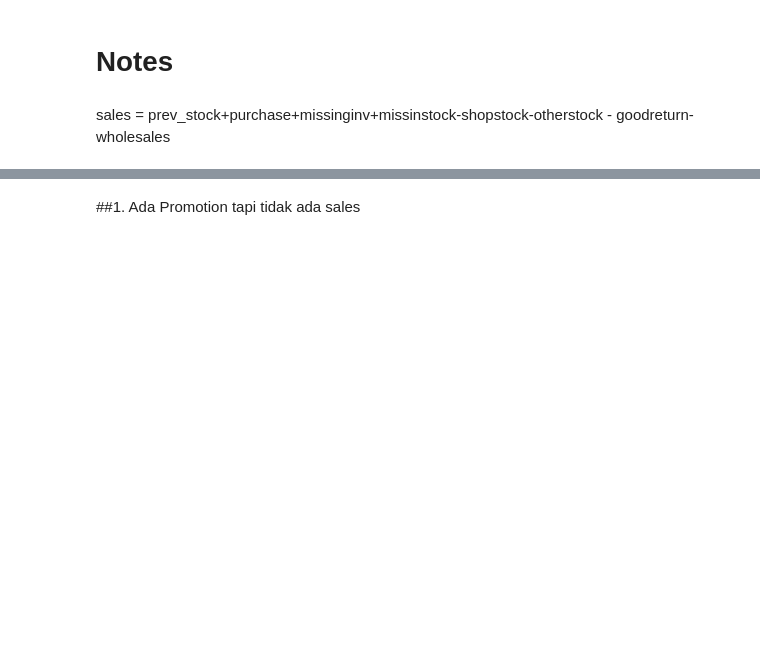
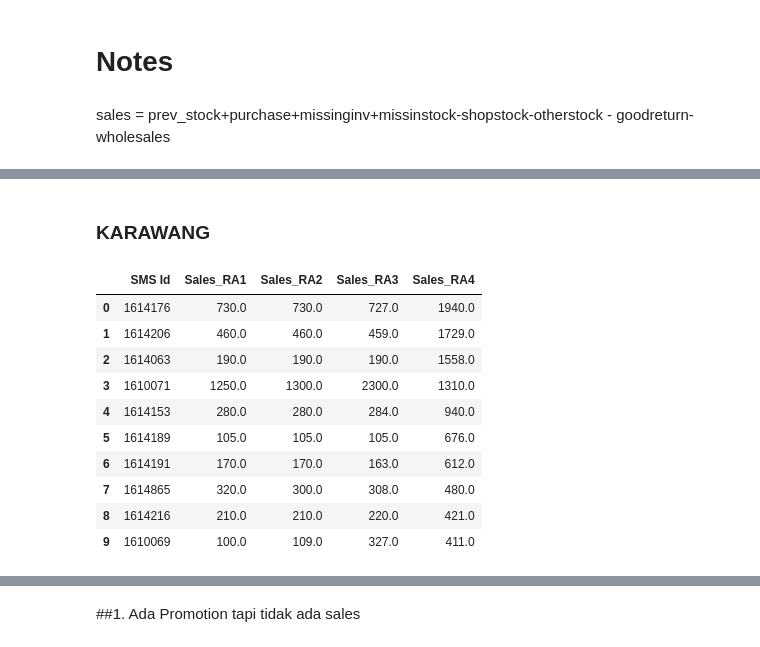
Before and after one commit to dyahrosita/Project, a Jupyter notebook: Project_JTI_5AO.ipynb, the cells around one changed output, grey strips where cells are left out. Cells and saved outputs as stored; diff of their text form; code cells hidden in the pictures; blank space fills up the shorter version.

```diff
--- a/Project_JTI_5AO.ipynb
+++ b/Project_JTI_5AO.ipynb
@@ -804,0 +907,25 @@ sales = prev_stock+purchase+missinginv+missinstock-shopstock-otherstock - goodre
+# %% [markdown]
+### KARAWANG
+# %%
+# TOP 5 Toko di KARAWANG
+karawang = df_merge[df_merge['Area']=='KARAWANG']
+piv_karawang = pd.pivot_table(karawang,
+               index='SMS Id',
+               values=['Sales_RA1','Sales_RA2','Sales_RA3','Sales_RA4'],
+               aggfunc='sum').reset_index()
+
+piv_karawang.sort_values('Sales_RA4', ascending=False).reset_index(drop=True).head(10)
+
+## ADA 4 TOKO YANG ANGKANYA JAUH DARI TOKO LAINNYA
+# %% [output]
+|  | SMS Id | Sales_RA1 | Sales_RA2 | Sales_RA3 | Sales_RA4 |
+| 0 | 1614176 | 730.0 | 730.0 | 727.0 | 1940.0 |
+| 1 | 1614206 | 460.0 | 460.0 | 459.0 | 1729.0 |
+| 2 | 1614063 | 190.0 | 190.0 | 190.0 | 1558.0 |
+| 3 | 1610071 | 1250.0 | 1300.0 | 2300.0 | 1310.0 |
+| 4 | 1614153 | 280.0 | 280.0 | 284.0 | 940.0 |
+| 5 | 1614189 | 105.0 | 105.0 | 105.0 | 676.0 |
+| 6 | 1614191 | 170.0 | 170.0 | 163.0 | 612.0 |
+| 7 | 1614865 | 320.0 | 300.0 | 308.0 | 480.0 |
+| 8 | 1614216 | 210.0 | 210.0 | 220.0 | 421.0 |
+| 9 | 1610069 | 100.0 | 109.0 | 327.0 | 411.0 |
```
Also changed, not shown: parts of 53 cells of this notebook.
